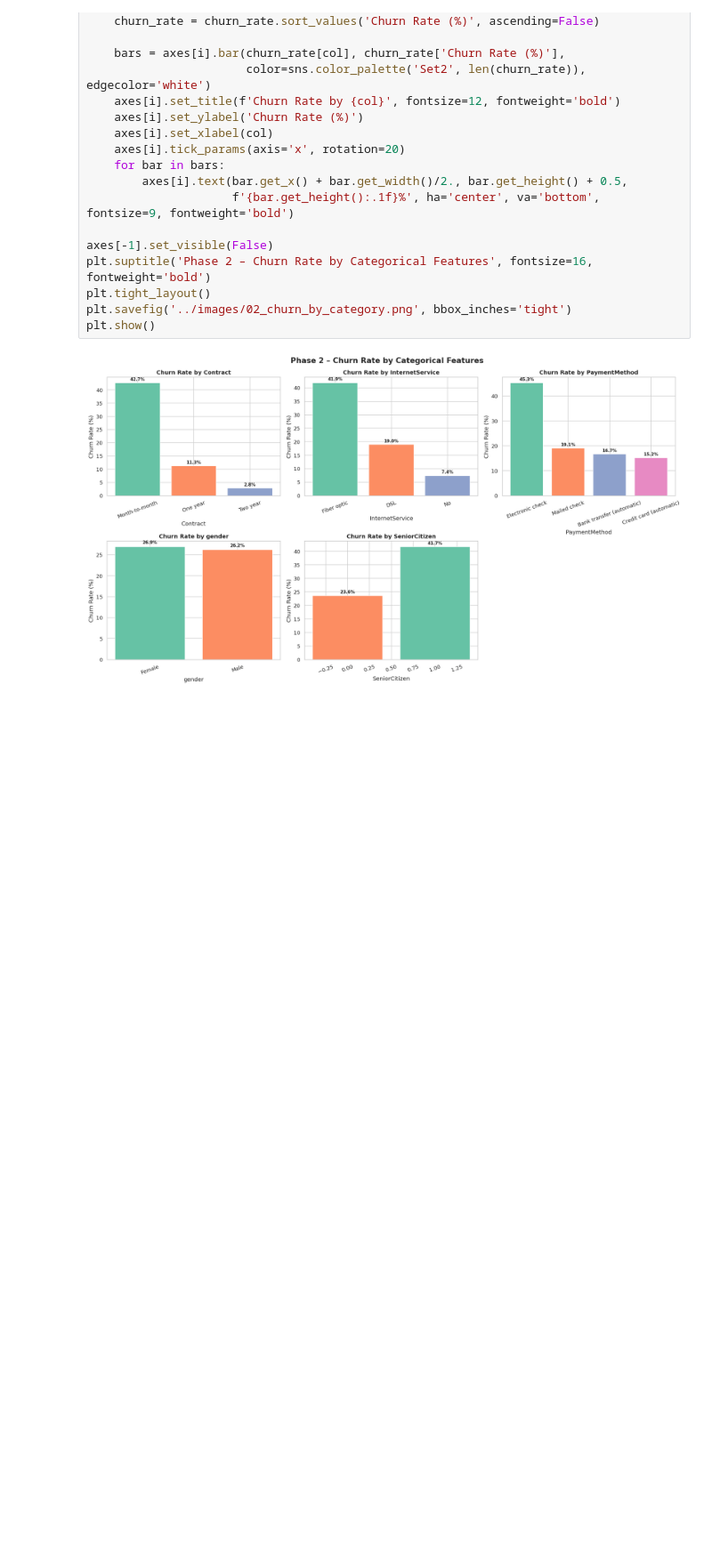
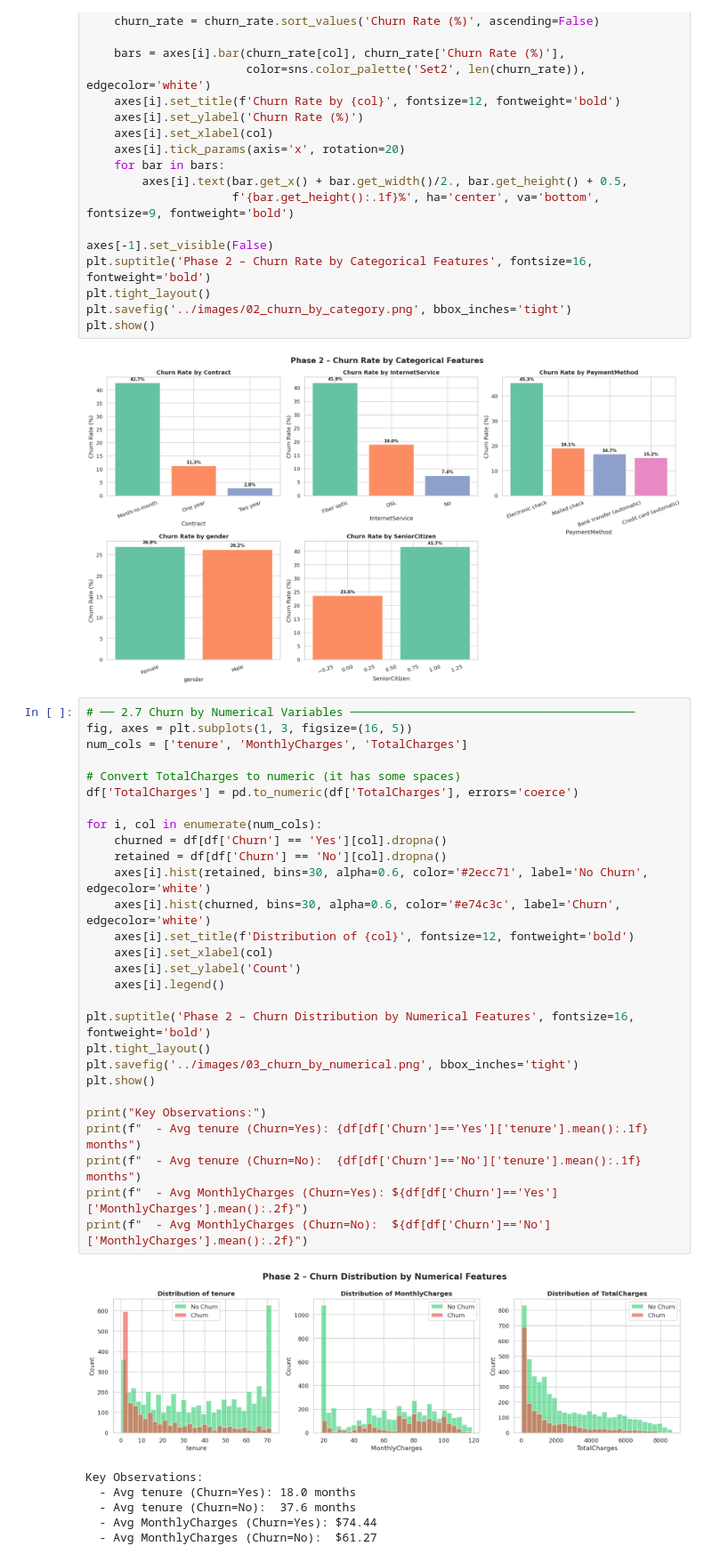
Before and after one commit to TiagoStudent/ca2_churn_project_artifacts, a Jupyter notebook: notebooks/CA2_Customer_Churn_Prediction.ipynb, the cells around one changed output. Shown at 89% size. Drawn from its saved outputs; the diff is of its cells as text; blank space fills up the shorter version.

```diff
--- a/notebooks/CA2_Customer_Churn_Prediction.ipynb
+++ b/notebooks/CA2_Customer_Churn_Prediction.ipynb
@@ -187,3 +187,38 @@ plt.savefig('../images/02_churn_by_category.png', bbox_inches='tight')
 plt.show()
 # %% [output]
 [figure]
+# %%
+# ── 2.7 Churn by Numerical Variables ─────────────────────────────────────────
+fig, axes = plt.subplots(1, 3, figsize=(16, 5))
+num_cols = ['tenure', 'MonthlyCharges', 'TotalCharges']
+
+# Convert TotalCharges to numeric (it has some spaces)
+df['TotalCharges'] = pd.to_numeric(df['TotalCharges'], errors='coerce')
+
+for i, col in enumerate(num_cols):
+    churned = df[df['Churn'] == 'Yes'][col].dropna()
+    retained = df[df['Churn'] == 'No'][col].dropna()
+    axes[i].hist(retained, bins=30, alpha=0.6, color='#2ecc71', label='No Churn', edgecolor='white')
+    axes[i].hist(churned, bins=30, alpha=0.6, color='#e74c3c', label='Churn', edgecolor='white')
+    axes[i].set_title(f'Distribution of {col}', fontsize=12, fontweight='bold')
+    axes[i].set_xlabel(col)
+    axes[i].set_ylabel('Count')
+    axes[i].legend()
+
+plt.suptitle('Phase 2 – Churn Distribution by Numerical Features', fontsize=16, fontweight='bold')
+plt.tight_layout()
+plt.savefig('../images/03_churn_by_numerical.png', bbox_inches='tight')
+plt.show()
+
+print("Key Observations:")
+print(f"  - Avg tenure (Churn=Yes): {df[df['Churn']=='Yes']['tenure'].mean():.1f} months")
+print(f"  - Avg tenure (Churn=No):  {df[df['Churn']=='No']['tenure'].mean():.1f} months")
+print(f"  - Avg MonthlyCharges (Churn=Yes): ${df[df['Churn']=='Yes']['MonthlyCharges'].mean():.2f}")
+print(f"  - Avg MonthlyCharges (Churn=No):  ${df[df['Churn']=='No']['MonthlyCharges'].mean():.2f}")
+# %% [output]
+[figure, added]
+Key Observations:
+  - Avg tenure (Churn=Yes): 18.0 months
+  - Avg tenure (Churn=No):  37.6 months
+  - Avg MonthlyCharges (Churn=Yes): $74.44
+  - Avg MonthlyCharges (Churn=No):  $61.27
```
